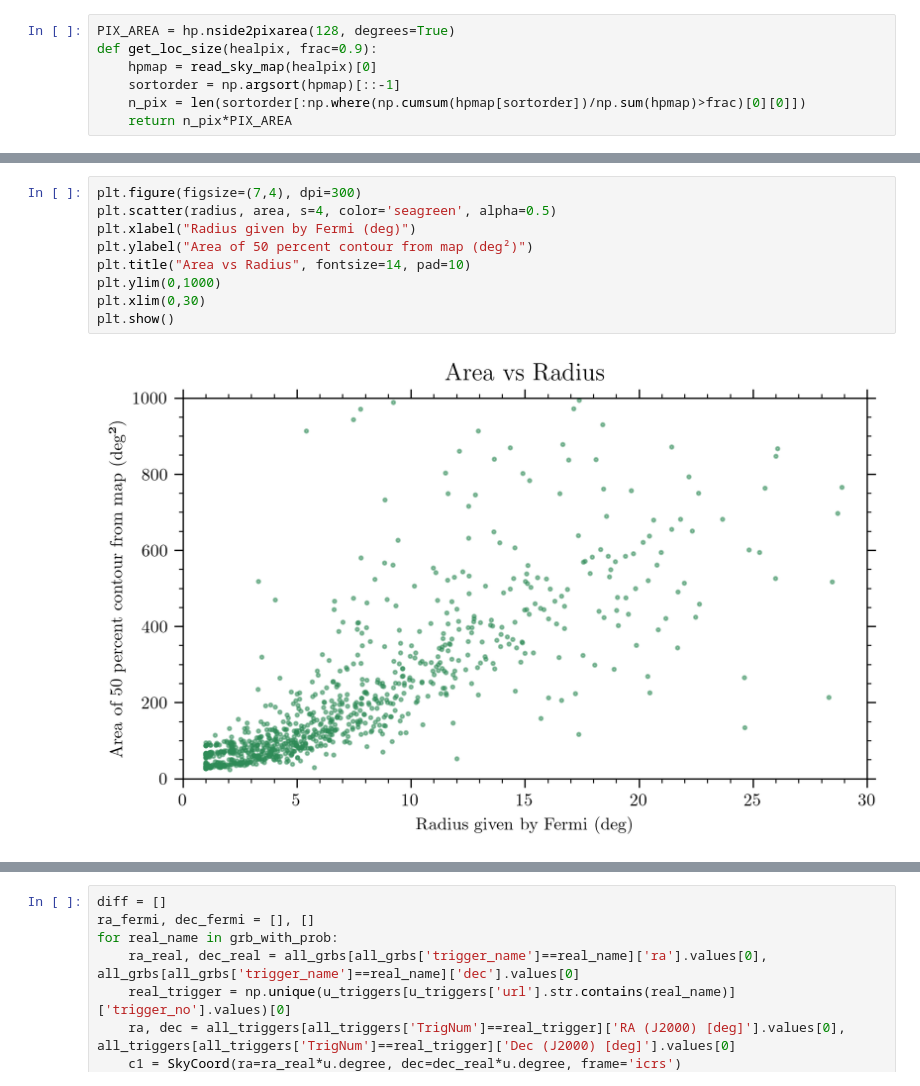
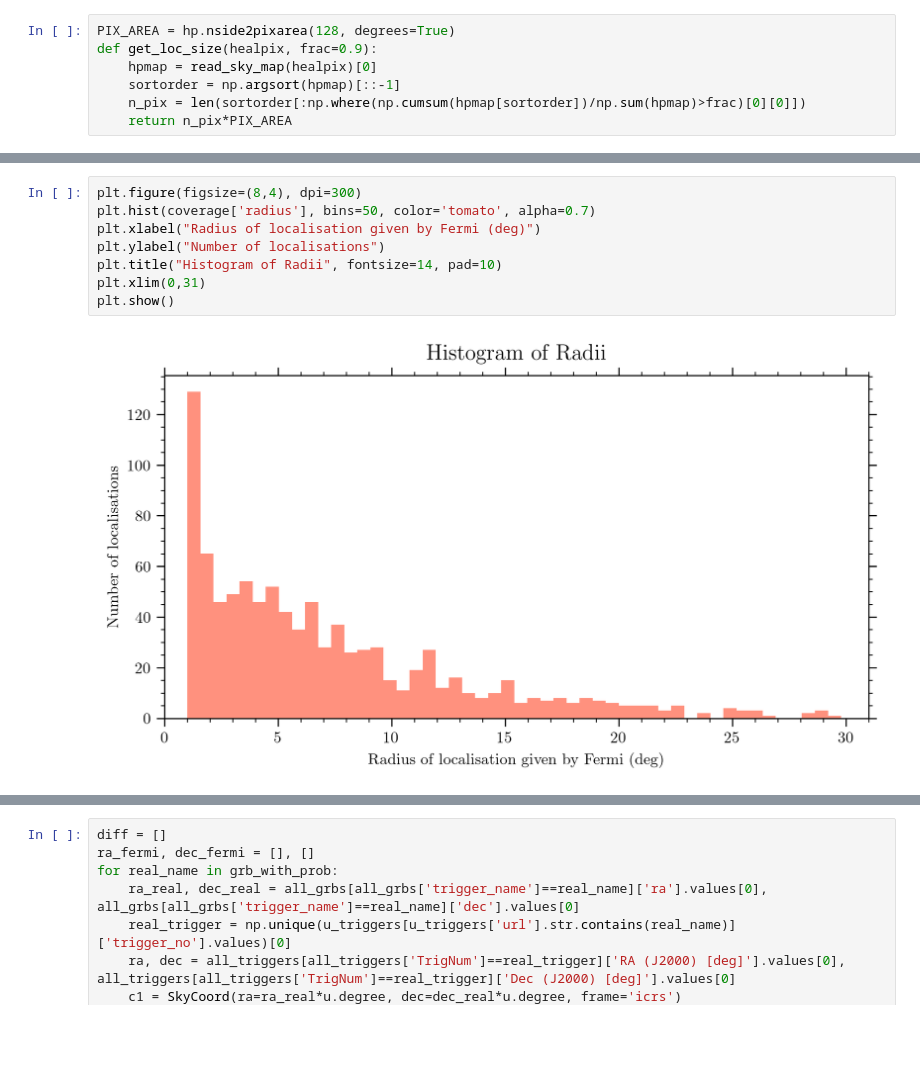
Before and after one commit to ravioli1369/fermi_grbs, a Jupyter notebook: stats.ipynb, the cells around one changed output, grey strips where cells are left out. Drawn from its saved outputs; the diff is of its cells as text; blank space fills up the shorter version.

```diff
--- a/stats.ipynb
+++ b/stats.ipynb
@@ -162,12 +224,11 @@ plt.show()
 # %%
-plt.figure(figsize=(7,4), dpi=300)
-plt.scatter(radius, area, s=4, color='seagreen', alpha=0.5)
-plt.xlabel("Radius given by Fermi (deg)")
-plt.ylabel("Area of 50 percent contour from map (deg²)")
-plt.title("Area vs Radius", fontsize=14, pad=10)
-plt.ylim(0,1000)
-plt.xlim(0,30)
+plt.figure(figsize=(8,4), dpi=300)
+plt.hist(coverage['radius'], bins=50, color='tomato', alpha=0.7)
+plt.xlabel("Radius of localisation given by Fermi (deg)")
+plt.ylabel("Number of localisations")
+plt.title("Histogram of Radii", fontsize=14, pad=10)
+plt.xlim(0,31)
 plt.show()
 # %% [output]
-[figure, old version]
+[figure, new version]
 # %%
```
Also changed, not shown: parts of 21 cells of this notebook.
